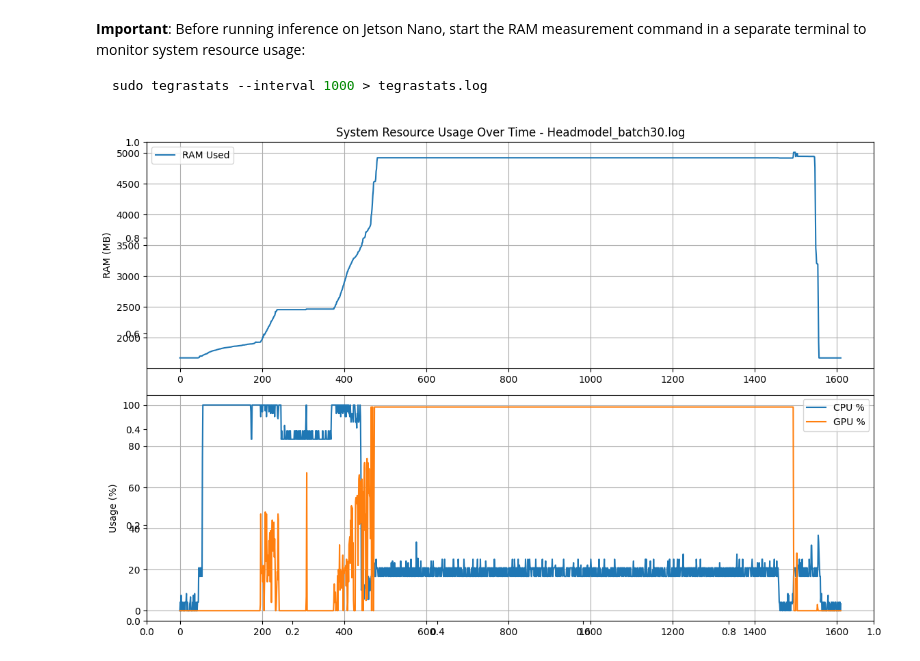
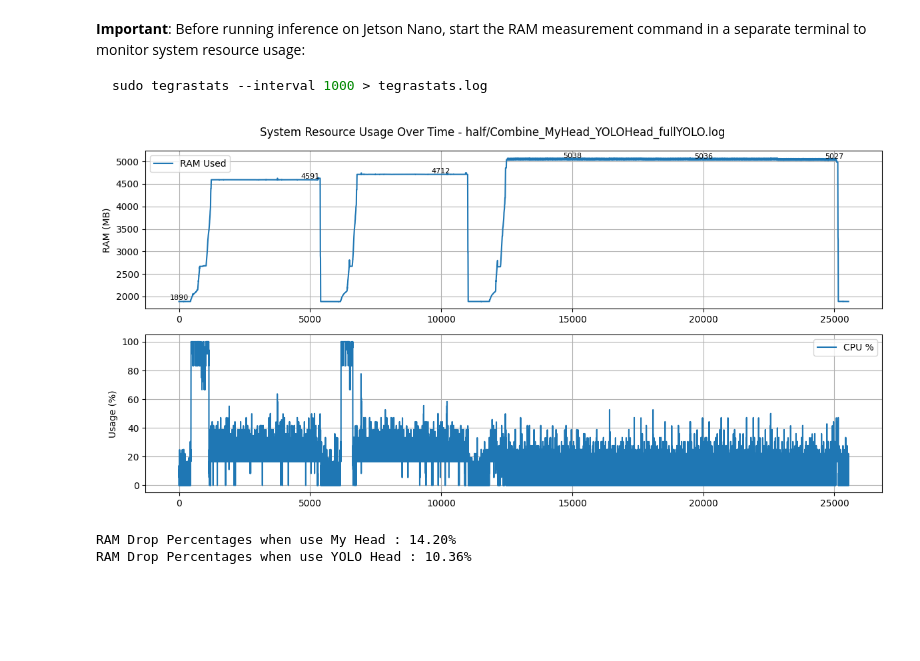
Before and after one commit to ntuanh/SplittingYOLO, a Jupyter notebook: SplitYOLO/res/visualization.ipynb, the cells around one changed output. Cells and saved outputs as stored; diff of their text form; code cells hidden in the pictures; blank space fills up the shorter version.

Commit message:
update : convert to FP16 ( drop 500MB RAM )

````diff
--- a/SplitYOLO/res/visualization.ipynb
+++ b/SplitYOLO/res/visualization.ipynb
@@ -5,7 +5,7 @@ sudo tegrastats --interval 1000 > tegrastats.log
 ```
 # %%
 # prepare log file name
-LOG_FILE = "Headmodel_batch30.log"
+LOG_FILE = "half/Combine_MyHead_YOLOHead_fullYOLO.log"
 # %%
 import re
 import matplotlib.pyplot as plt
@@ -46,50 +46,61 @@ with open(LOG_FILE, 'r') as f:
         # RAM
         m = ram_pat.search(line)
         if m:
             ram_used = int(m.group(1))
             ram_usage.append(ram_used)
         else:
             ram_usage.append(None)
 
         # Temp CPU
         m = cpu_tmp_pat.search(line)
         cpu_temp.append(float(m.group(1)) if m else None)
 
         # Temp GPU
         m = gpu_tmp_pat.search(line)
         gpu_temp.append(float(m.group(1)) if m else None)
 
+# Visualization
 
-# ==========================
-# Visualization
-# ==========================
+plt.figure(figsize=(12, 6))
+plt.suptitle(f"System Resource Usage Over Time - {LOG_FILE}")
 
-plt.figure(figsize=(12, 8))
+# SUBPLOT 1 - RAM
+plt.subplot(2, 1, 1)
+plt.plot(timestamps, ram_usage, label="RAM Used")
 
-plt.title(f"System Resource Usage Over Time - {LOG_FILE}")
-plt.subplot(2,1,1)
-plt.plot(timestamps, ram_usage, label="RAM Used")
+step = 5000
+for i in range(0, len(timestamps), step):
+    if ram_usage[i] is not None:
+        plt.text(
+            timestamps[i], ram_usage[i],
+            f"{ram_usage[i]:.0f}",
+            fontsize=8,
+            ha='center',
+            va='bottom'
+        )
+
 plt.ylabel("RAM (MB)")
+plt.grid(True)
 plt.legend()
-plt.grid(True)
 
-plt.subplot(2,1,2)
+# SUBPLOT 2 - CPU and GPU Usage percentage
+
+plt.subplot(2, 1, 2)
 plt.plot(timestamps, cpu_usage, label="CPU %")
 plt.plot(timestamps, gpu_usage, label="GPU %")
+
 plt.ylabel("Usage (%)")
+plt.xticks(np.arange(0, len(timestamps) + 1, 5000))  # ticks every 5000
+plt.grid(True)
 plt.legend()
-plt.grid(True)
-
-
-# plt.subplot(3,1,3)
-# plt.plot(timestamps, cpu_temp, label="CPU Temp")
-# plt.plot(timestamps, gpu_temp, label="GPU Temp")
-# plt.xlabel("Time (s)")
-# plt.ylabel("Temp (°C)")
-# plt.legend()
-# plt.grid(True)
 
 plt.tight_layout()
 plt.show()
 # %% [output]
-[figure, old version]
+[figure, new version]
+# %%
+print(f"RAM Drop Percentages when use My Head : {1 - (4591 - 1890)/(5038 - 1890):.2%}")
+print(f"RAM Drop Percentages when use YOLO Head : {1 - (4712 - 1890)/(5038 - 1890):.2%}")
+# %% [output]
+RAM Drop Percentages when use My Head : 14.20%
+RAM Drop Percentages when use YOLO Head : 10.36%
````
Also changed, not shown: 1 other file.
